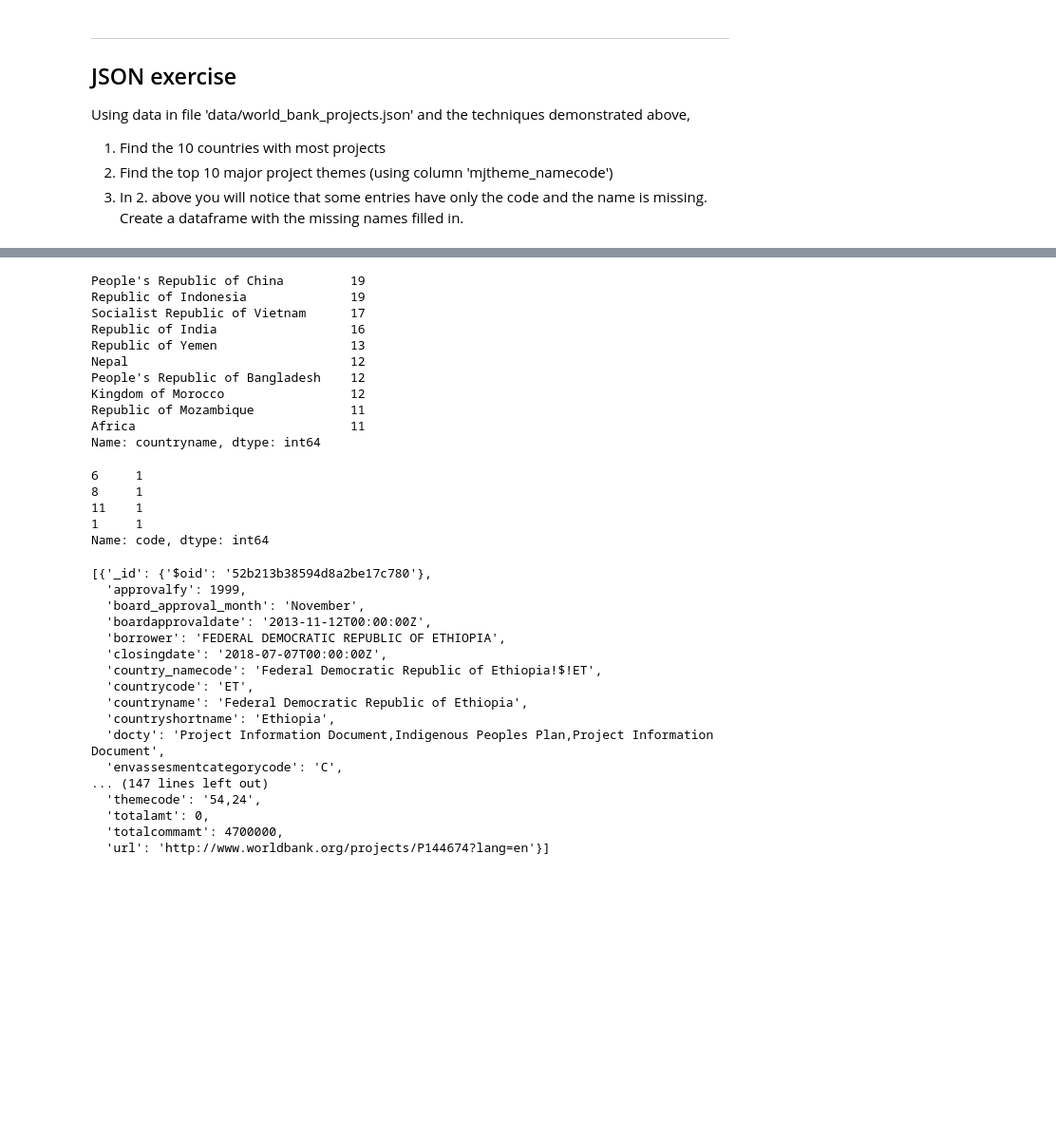
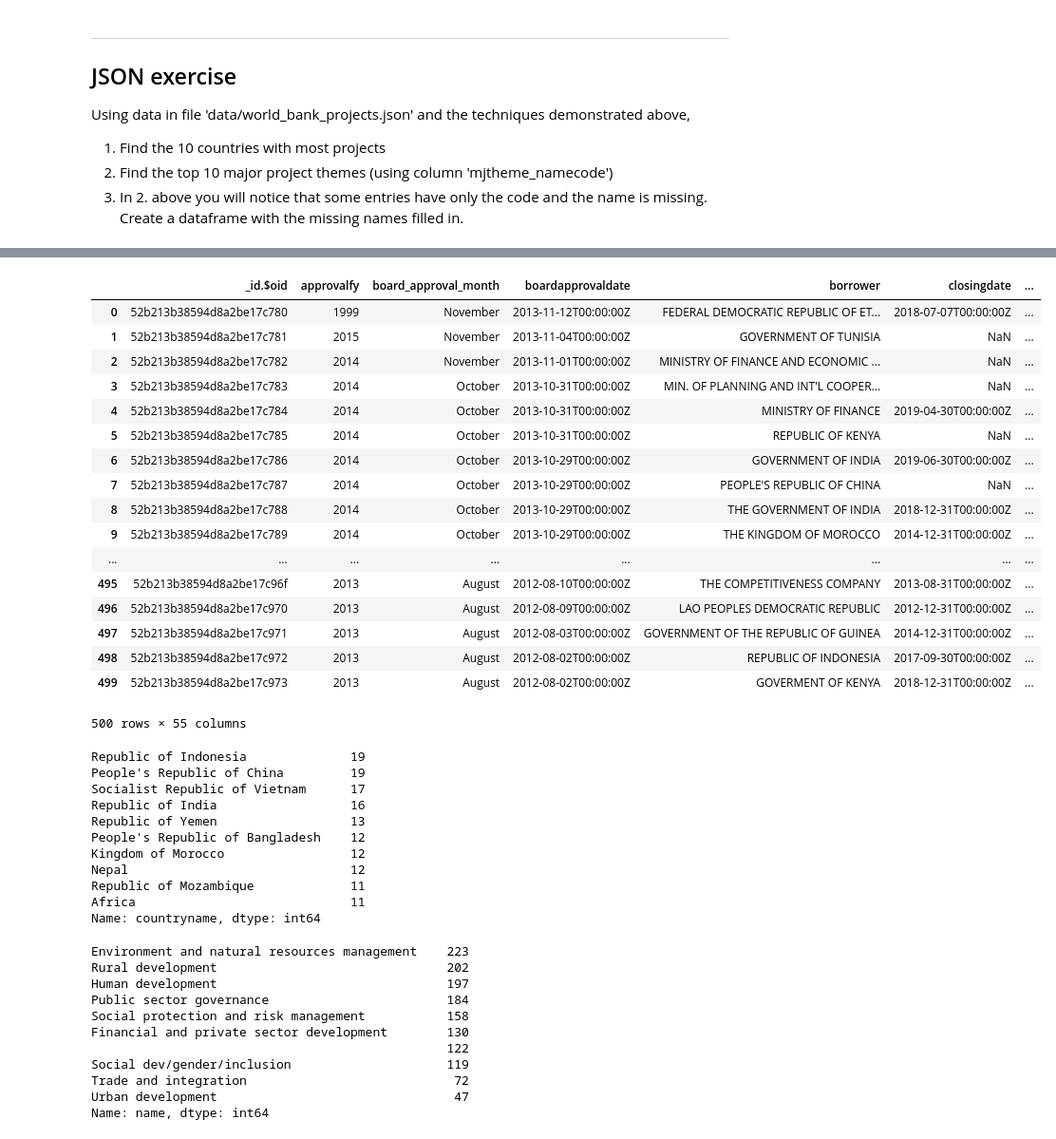
Before and after one commit to venkii83/Springboard, a Jupyter notebook: sliderule_dsi_json_exercise.ipynb, the cells around one changed output, grey strips where cells are left out. Shown at 95% size. Cells and saved outputs as stored; diff of their text form; code cells hidden in the pictures; blank space fills up the shorter version.

Commit message:
Adding Json Assignment

```diff
--- a/sliderule_dsi_json_exercise.ipynb
+++ b/sliderule_dsi_json_exercise.ipynb
@@ -57,11 +57,10 @@ json_normalize(data, 'counties', ['state', 'shortname', ['info', 'governor']])
 + data source: http://jsonstudio.com/resources/
 # %%
 # load json as string
-wb = json.load((open('data/world_bank_projects_less.json')))
+wb = json.load((open('data/world_bank_projects.json')))
 # %%
 import json
 from pandas.io.json import json_normalize
 # %%
 # load as Pandas dataframe
-sample_json_df = pd.read_json('data/world_bank_projects_less.json')
-sample_json_df
+df = pd.DataFrame.from_dict(json_normalize(wb),orient = 'columns')
@@ -78,6 +72,3 @@ Using data in file 'data/world_bank_projects.json' and the techniques demonstrat
 1. Find the 10 countries with most projects
 2. Find the top 10 major project themes (using column 'mjtheme_namecode')
 3. In 2. above you will notice that some entries have only the code and the name is missing. Create a dataframe with the missing names filled in.
-# %%
-df = pd.read_json('data/world_bank_projects.json')
-df.head()
@@ -92,14 +75,35 @@ df.head()
+# %%
+df
+# %% [output]
+|  | _id.$oid | approvalfy | board_approval_month | boardapprovaldate | borrower | closingdate | ... |
+| 0 | 52b213b38594d8a2be17c780 | 1999 | November | 2013-11-12T00:00:00Z | FEDERAL DEMOCRATIC REPUBLIC OF ET... | 2018-07-07T00:00:00Z | ... |
+| 1 | 52b213b38594d8a2be17c781 | 2015 | November | 2013-11-04T00:00:00Z | GOVERNMENT OF TUNISIA | NaN | ... |
+| 2 | 52b213b38594d8a2be17c782 | 2014 | November | 2013-11-01T00:00:00Z | MINISTRY OF FINANCE AND ECONOMIC ... | NaN | ... |
+| 3 | 52b213b38594d8a2be17c783 | 2014 | October | 2013-10-31T00:00:00Z | MIN. OF PLANNING AND INT'L COOPER... | NaN | ... |
+| 4 | 52b213b38594d8a2be17c784 | 2014 | October | 2013-10-31T00:00:00Z | MINISTRY OF FINANCE | 2019-04-30T00:00:00Z | ... |
+| 5 | 52b213b38594d8a2be17c785 | 2014 | October | 2013-10-31T00:00:00Z | REPUBLIC OF KENYA | NaN | ... |
+| 6 | 52b213b38594d8a2be17c786 | 2014 | October | 2013-10-29T00:00:00Z | GOVERNMENT OF INDIA | 2019-06-30T00:00:00Z | ... |
+| 7 | 52b213b38594d8a2be17c787 | 2014 | October | 2013-10-29T00:00:00Z | PEOPLE'S REPUBLIC OF CHINA | NaN | ... |
+| 8 | 52b213b38594d8a2be17c788 | 2014 | October | 2013-10-29T00:00:00Z | THE GOVERNMENT OF INDIA | 2018-12-31T00:00:00Z | ... |
+| 9 | 52b213b38594d8a2be17c789 | 2014 | October | 2013-10-29T00:00:00Z | THE KINGDOM OF MOROCCO | 2014-12-31T00:00:00Z | ... |
+| ... | ... | ... | ... | ... | ... | ... | ... |
+| 495 | 52b213b38594d8a2be17c96f | 2013 | August | 2012-08-10T00:00:00Z | THE COMPETITIVENESS COMPANY | 2013-08-31T00:00:00Z | ... |
+| 496 | 52b213b38594d8a2be17c970 | 2013 | August | 2012-08-09T00:00:00Z | LAO PEOPLES DEMOCRATIC REPUBLIC | 2012-12-31T00:00:00Z | ... |
+| 497 | 52b213b38594d8a2be17c971 | 2013 | August | 2012-08-03T00:00:00Z | GOVERNMENT OF THE REPUBLIC OF GUINEA | 2014-12-31T00:00:00Z | ... |
+| 498 | 52b213b38594d8a2be17c972 | 2013 | August | 2012-08-02T00:00:00Z | REPUBLIC OF INDONESIA | 2017-09-30T00:00:00Z | ... |
+| 499 | 52b213b38594d8a2be17c973 | 2013 | August | 2012-08-02T00:00:00Z | GOVERMENT OF KENYA | 2018-12-31T00:00:00Z | ... |
+500 rows × 55 columns
 # %%
 df.countryname.value_counts()[:10]
 # %% [output]
+Republic of Indonesia              19
 People's Republic of China         19
-Republic of Indonesia              19
 Socialist Republic of Vietnam      17
 Republic of India                  16
 Republic of Yemen                  13
-Nepal                              12
 People's Republic of Bangladesh    12
 Kingdom of Morocco                 12
+Nepal                              12
 Republic of Mozambique             11
 Africa                             11
 Name: countryname, dtype: int64
@@ -108,29 +112,15 @@ json_normalize(wb, 'mjtheme_namecode')
 df1 = pd.DataFrame(wb_normal)
 # %%
-df1.code.value_counts()[:10]
+df1.name.value_counts()[:10]
 # %% [output]
-6     1
-8     1
-11    1
-1     1
-Name: code, dtype: int64
+Environment and natural resources management    223
+Rural development                               202
+Human development                               197
+Public sector governance                        184
+Social protection and risk management           158
+Financial and private sector development        130
+                                                122
+Social dev/gender/inclusion                     119
+Trade and integration                            72
+Urban development                                47
+Name: name, dtype: int64
-# %%
-wb
-# %% [output]
-[{'_id': {'$oid': '52b213b38594d8a2be17c780'},
-  'approvalfy': 1999,
-  'board_approval_month': 'November',
-  'boardapprovaldate': '2013-11-12T00:00:00Z',
-  'borrower': 'FEDERAL DEMOCRATIC REPUBLIC OF ETHIOPIA',
-  'closingdate': '2018-07-07T00:00:00Z',
-  'country_namecode': 'Federal Democratic Republic of Ethiopia!$!ET',
-  'countrycode': 'ET',
-  'countryname': 'Federal Democratic Republic of Ethiopia',
-  'countryshortname': 'Ethiopia',
-  'docty': 'Project Information Document,Indigenous Peoples Plan,Project Information Document',
-  'envassesmentcategorycode': 'C',
-... (147 lines left out)
-  'themecode': '54,24',
-  'totalamt': 0,
-  'totalcommamt': 4700000,
-  'url': 'http://www.worldbank.org/projects/P144674?lang=en'}]
```
Also changed, not shown: parts of 5 cells of this notebook.
